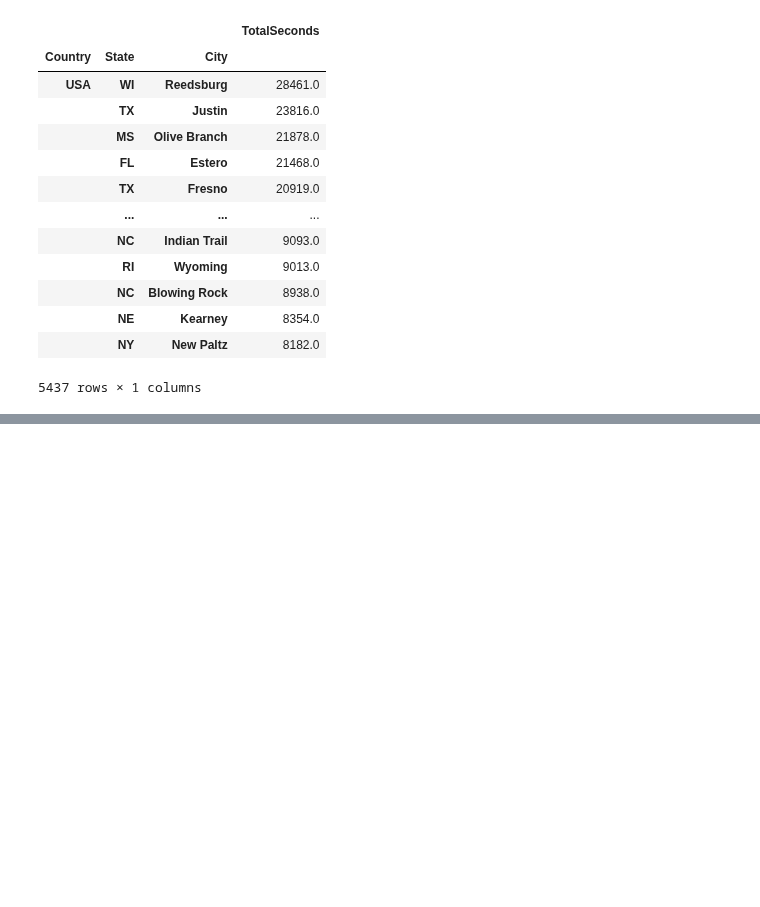
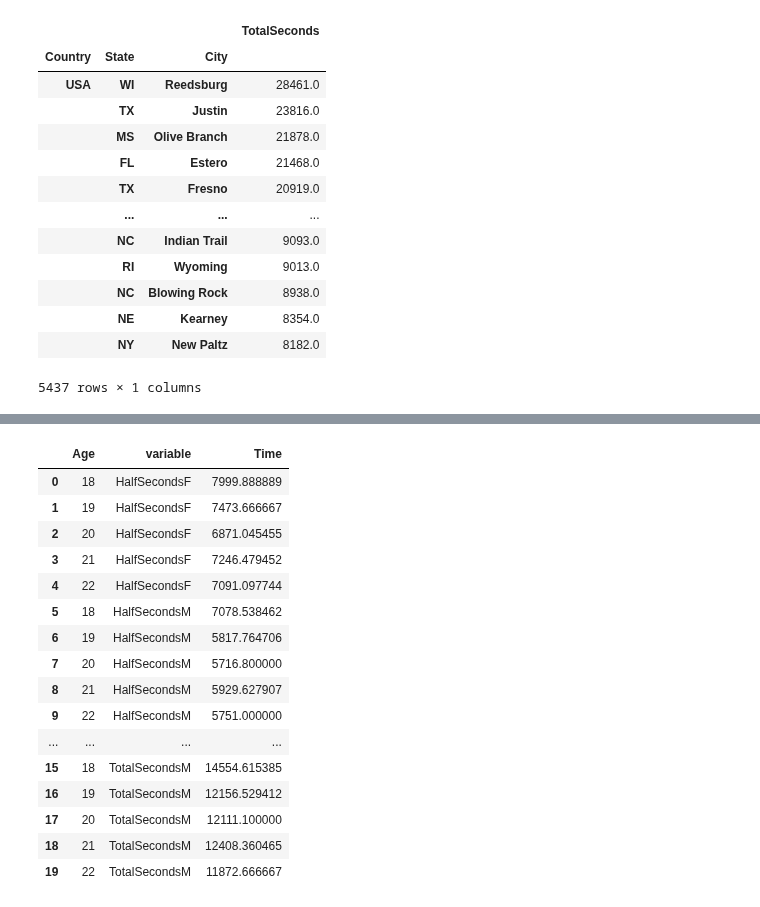
Before and after one commit to Byienio/Pandas_pg, a Jupyter notebook: MultiIndexAndPivotTables.ipynb, the cells around one changed output, grey strips where cells are left out. Cells and saved outputs as stored; diff of their text form; code cells hidden in the pictures; blank space fills up the shorter version.

```diff
--- a/MultiIndexAndPivotTables.ipynb
+++ b/MultiIndexAndPivotTables.ipynb
@@ -617,0 +735,20 @@ df.pivot_table(index=['Country','State','City'],values='TotalSeconds',aggfunc='m
+# %%
+df.melt(id_vars='Age', value_name='Time')
+# %% [output]
+|  | Age | variable | Time |
+| 0 | 18 | HalfSecondsF | 7999.888889 |
+| 1 | 19 | HalfSecondsF | 7473.666667 |
+| 2 | 20 | HalfSecondsF | 6871.045455 |
+| 3 | 21 | HalfSecondsF | 7246.479452 |
+| 4 | 22 | HalfSecondsF | 7091.097744 |
+| 5 | 18 | HalfSecondsM | 7078.538462 |
+| 6 | 19 | HalfSecondsM | 5817.764706 |
+| 7 | 20 | HalfSecondsM | 5716.800000 |
+| 8 | 21 | HalfSecondsM | 5929.627907 |
+| 9 | 22 | HalfSecondsM | 5751.000000 |
+| ... | ... | ... | ... |
+| 15 | 18 | TotalSecondsM | 14554.615385 |
+| 16 | 19 | TotalSecondsM | 12156.529412 |
+| 17 | 20 | TotalSecondsM | 12111.100000 |
+| 18 | 21 | TotalSecondsM | 12408.360465 |
+| 19 | 22 | TotalSecondsM | 11872.666667 |
```
Also changed, not shown: parts of 10 cells of this notebook.
